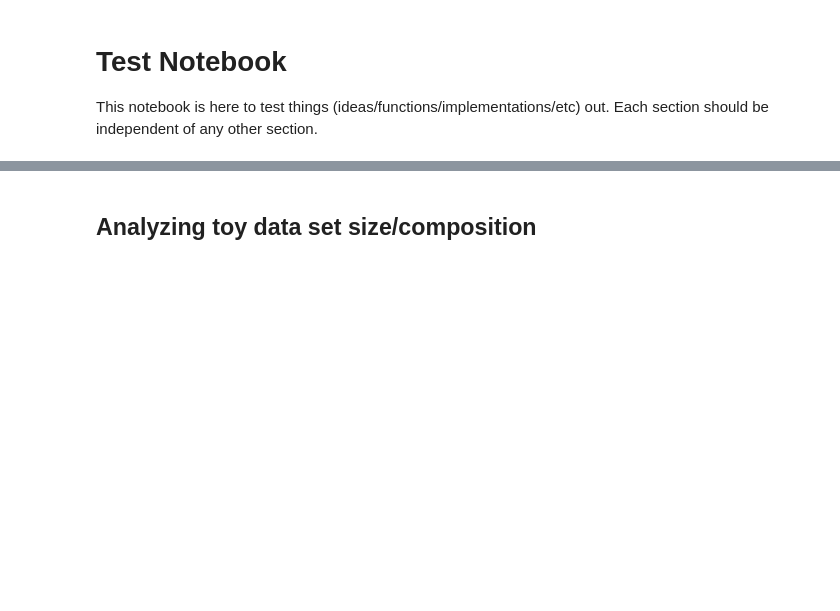
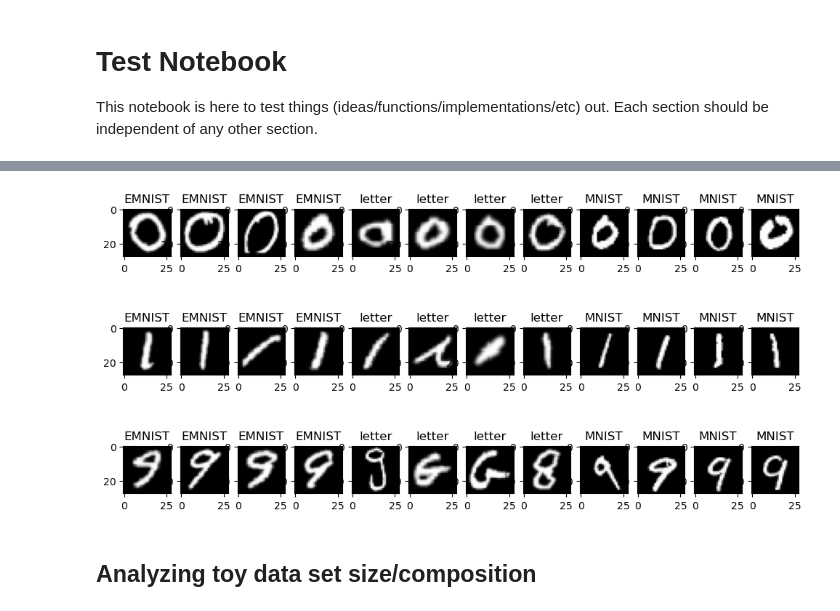
Before and after one commit to TwoDigitsOneNumber/openset-imagenet-comparison, a Jupyter notebook: test.ipynb, the cells around one changed output, grey strips where cells are left out. Cells and saved outputs as stored; diff of their text form; code cells hidden in the pictures; blank space fills up the shorter version.

```diff
--- a/test.ipynb
+++ b/test.ipynb
@@ -4,3 +44,47 @@ This notebook is here to test things (ideas/functions/implementations/etc) out.
+# %%
+# comparing hard cases (letters vs numbers)
+
+data_set = 'test'  # must be the test set, as letter O is only in test set
+emnist_digits_emnist_letters = f'/local/scratch/bergh/OSCToyData/{data_set}/'
+mnist_digits_emnist_letters = f'/local/scratch/bergh/OSCToyData2/{data_set}/'
+
+# map from digits to letter label
+digits = {
+    0: 24,
+    1: 18,
+    9: 16
+}
+D = len(digits)
+samples = list(range(4))
+S = len(samples)
+fig, ax = plt.subplots(D,3*S, figsize=(3*S,2*D))
+
+for i,(digit,letter) in enumerate(digits.items()):
+
+    for j,s in enumerate(samples):
+        im = plt.imread(emnist_digits_emnist_letters+f'{digit}/{j}.png')
+        ax[i,j].imshow(im, cmap='gray')
+        ax[i,j].set_title('EMNIST')
+
+        im = plt.imread(emnist_digits_emnist_letters+f'{letter}/{j}.png')
+        ax[i,S+j].imshow(im, cmap='gray')
+        ax[i,S+j].set_title('letter')
+
+        im = plt.imread(mnist_digits_emnist_letters+f'{digit}/{j}.png')
+        ax[i,2*S+j].imshow(im, cmap='gray')
+        ax[i,2*S+j].set_title('MNIST')
+
+    # im = plt.imread(data_path1+'10/0.png')
+    # ax[0,1].imshow(im, cmap='gray')
+    # ax[0,1].set_title('EMNIST letters')
+
+
+    # im = plt.imread(data_path2+'10/0.png')
+    # ax[1,1].imshow(im, cmap='gray')
+    # ax[1,1].set_title('EMNIST letters')
+fig.show()
+# %% [output]
+[figure, added]
 # %% [markdown]
 ## Analyzing toy data set size/composition
 # %%
```
Also changed, not shown: parts of 18 cells of this notebook, 15 other files.
